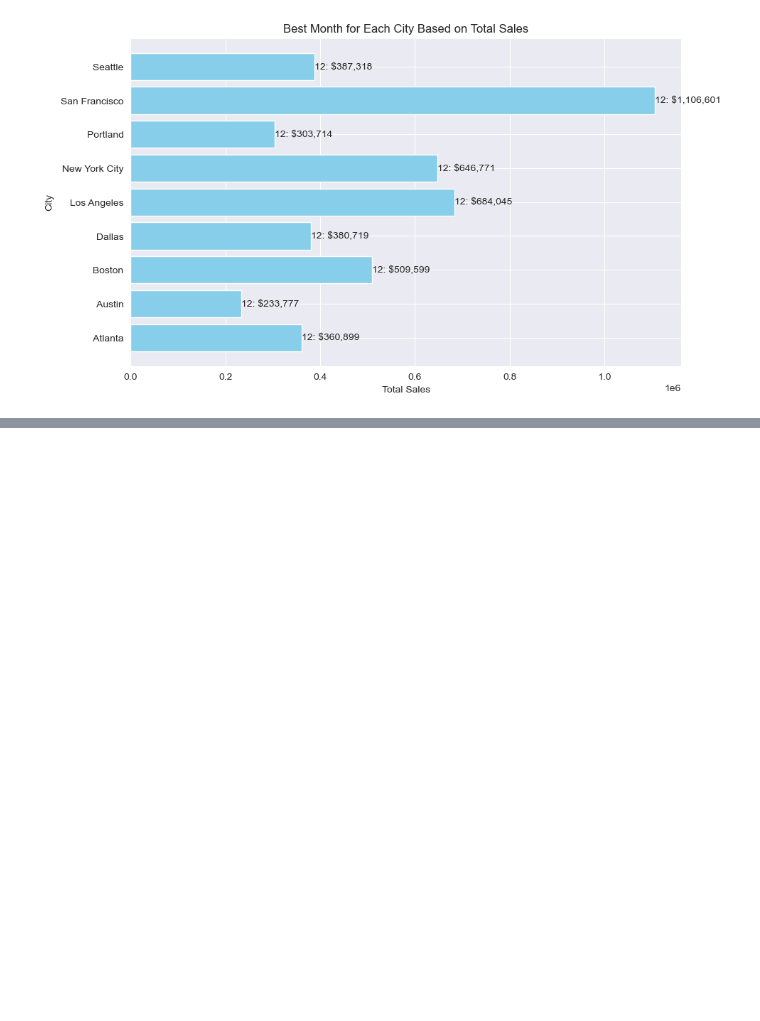
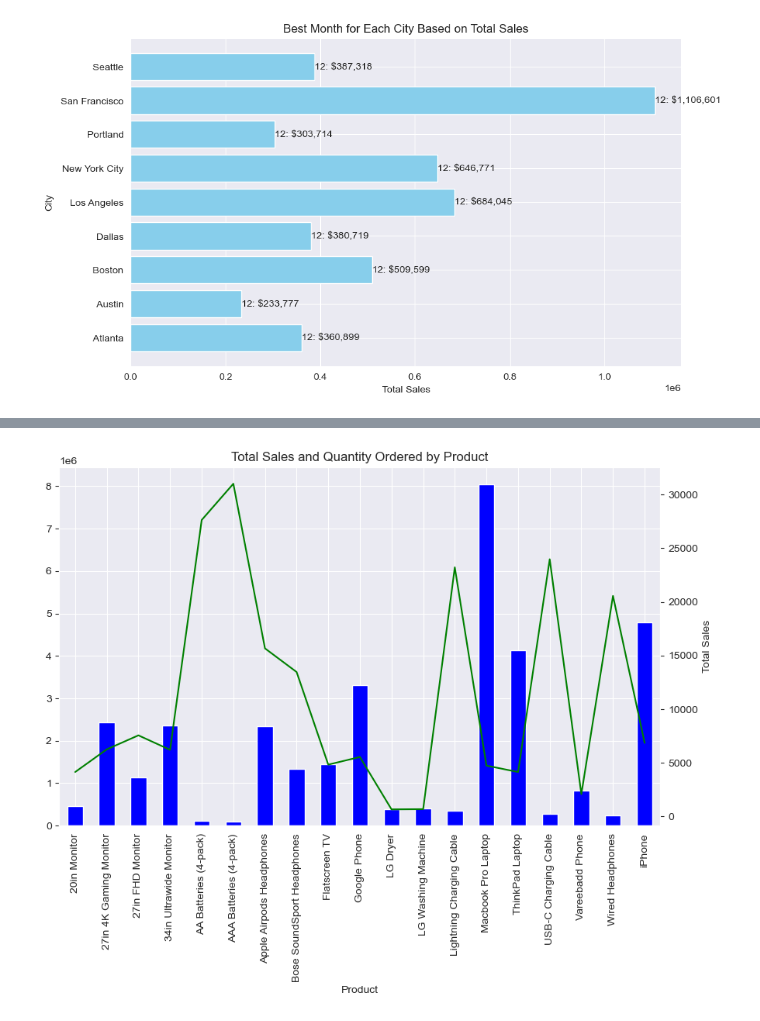
Before and after one commit to wp225/Data_Science_Practice, a Jupyter notebook: SalesAnalysis/sales_analysis.ipynb, the cells around one changed output, grey strips where cells are left out. Saved outputs shown, nothing was run; the diff lists cells and outputs as text; code cells hidden in the pictures; blank space fills up the shorter version.

```diff
--- a/SalesAnalysis/sales_analysis.ipynb
+++ b/SalesAnalysis/sales_analysis.ipynb
@@ -243,0 +318,31 @@ plt.show()
+# %%
+import matplotlib.pyplot as plt
+
+# Grouping data
+Product_price = sales_data.groupby(sales_data['Product'])['Total Sales'].sum()
+Product_quantity = sales_data.groupby(sales_data['Product'])['Quantity Ordered'].sum()
+
+# Create index for products
+# Plotting
+fig, ax = plt.subplots(figsize=(10, 6))
+ax2 = ax.twinx()
+# Plot total sales as horizontal bar chart
+Product_price.plot(kind='bar', ax=ax, color='blue', label='Quantity Ordered',sharex=True)
+# Plot quantity ordered as line chart on the same axis
+Product_quantity.plot(kind='line',  ax=ax2, color='green',label='Quantity Ordered', secondary_y=True,sharex=True)
+
+
+# Create custom legend labels
+
+# Setting labels and title
+plt.xlabel('Product')
+plt.xticks(rotation=0)
+plt.ylabel('Total Sales')
+plt.title('Total Sales and Quantity Ordered by Product')
+
+# Add legend to the side with custom labels
+
+# Show plot
+plt.show()
+# %% [output]
+[figure, added]
```
Also changed, not shown: parts of 14 cells of this notebook.
